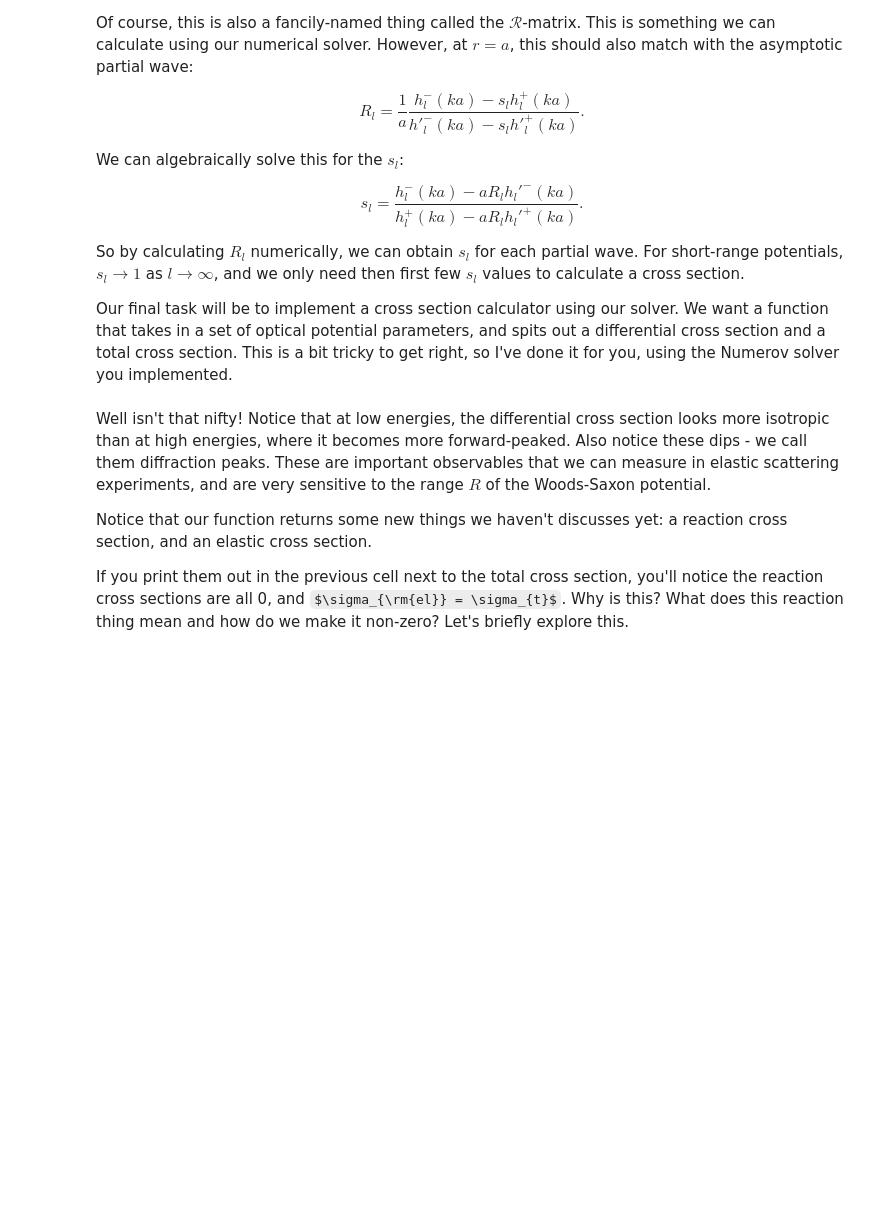
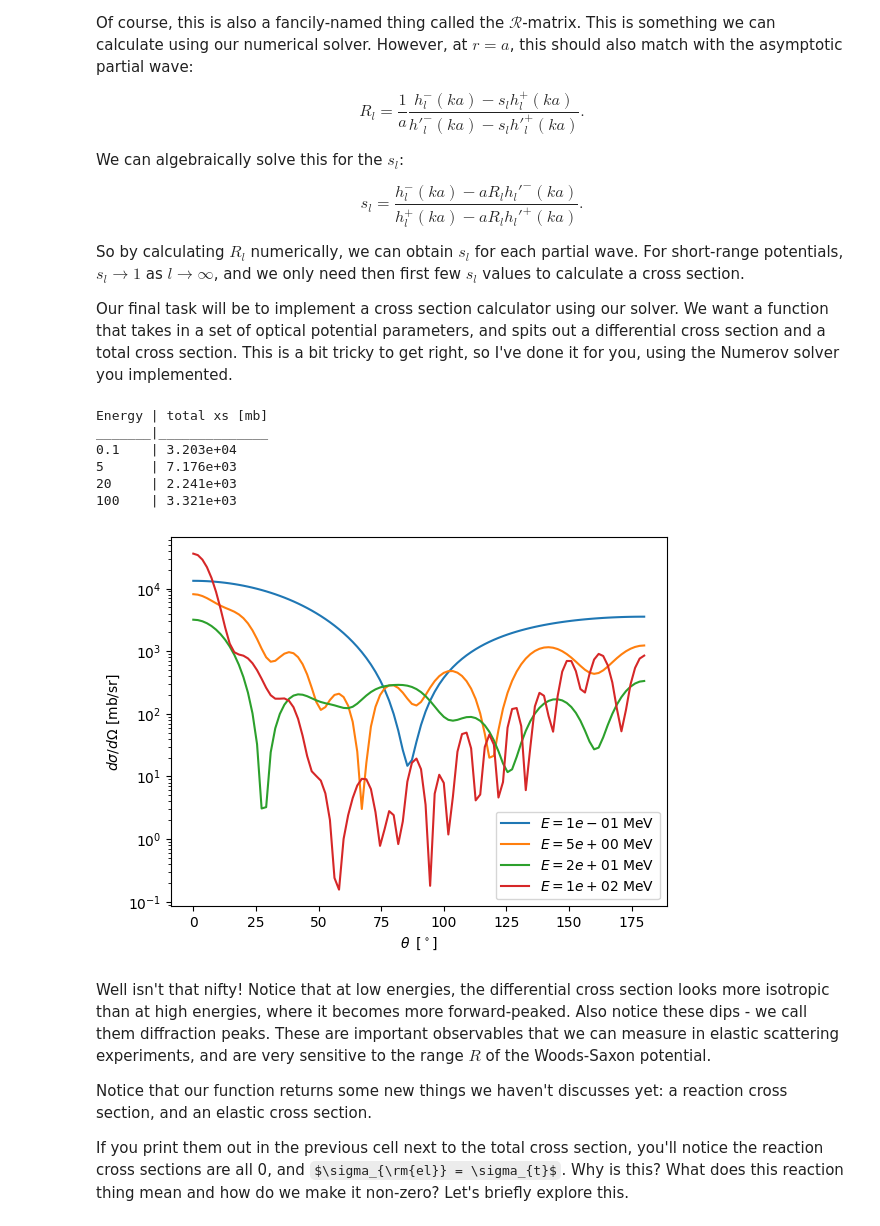
Before and after one commit to beykyle/computational-nuclear-reactions, a Jupyter notebook: 441_EC_numerical_scattering_problems.ipynb, the cells around one changed output. Drawn from its saved outputs; the diff is of its cells as text; code cells hidden in the pictures; some formulas as TeX source; blank space fills up the shorter version.

```diff
--- a/441_EC_numerical_scattering_problems.ipynb
+++ b/441_EC_numerical_scattering_problems.ipynb
@@ -986,20 +1006,28 @@ def calculate_xs(
 # %%
 # nice, let's test it out!
 print("Energy | total xs [mb]")
 print("_______|______________")
 
 for ecom in [0.1, 5, 20, 100]:
     dxds, sigt, _, _ = calculate_xs(ecom, mu, a, params)
     print("{:<6} | {:1.3e}".format(ecom, sigt))
     plt.plot(
-        180 * DEFAULT_THETA_GRID / np.pi, dxds, label=r"$E = {:1.0f}$ MeV".format(ecom)
+        180 * DEFAULT_THETA_GRID / np.pi, dxds, label=r"$E = {:1.0e}$ MeV".format(ecom)
     )
 
 plt.legend()
 plt.yscale("log")
 plt.xlabel(r"$\theta \;\;\left[^\circ\right]$")
 plt.ylabel(r"$d\sigma / d \Omega $ [mb/sr]")
 plt.show()
+# %% [output]
+Energy | total xs [mb]
+_______|______________
+0.1    | 3.203e+04
+5      | 7.176e+03
+20     | 2.241e+03
+100    | 3.321e+03
+[figure, added]
 # %% [markdown]
 Well isn't that nifty! Notice that at low energies, the differential cross section looks more isotropic than at high energies, where it becomes more forward-peaked. Also notice these dips - we call them diffraction peaks. These are important observables that we can measure in elastic scattering experiments, and are very sensitive to the range $R$ of the Woods-Saxon potential.
 
```
Also changed, not shown: parts of 20 cells of this notebook.
